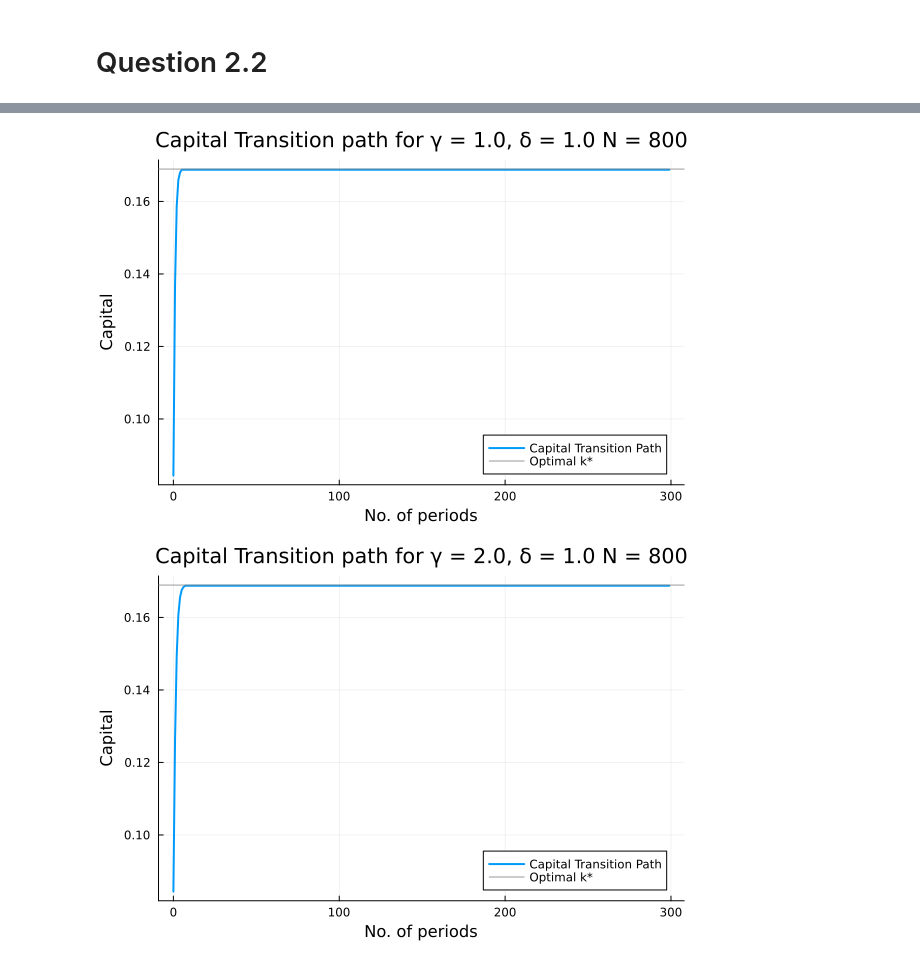
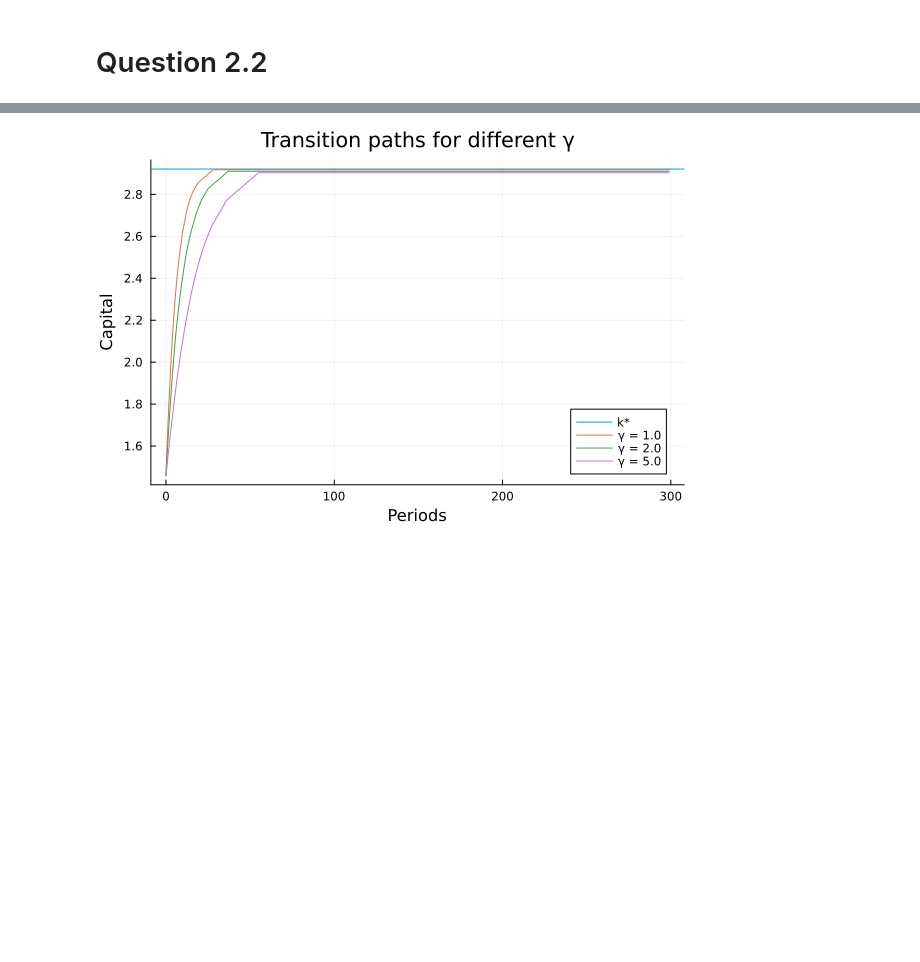
Before and after one commit to Manucher-Karimi/Manucher-Karimi-Computational_Macro-2026, a Jupyter notebook: Julia/PS1/Karimi-PS1.ipynb, the cells around one changed output, grey strips where cells are left out. Cells and saved outputs as stored; diff of their text form; code cells hidden in the pictures; blank space fills up the shorter version.

```diff
--- a/Julia/PS1/Karimi-PS1.ipynb
+++ b/Julia/PS1/Karimi-PS1.ipynb
@@ -100,6 +100,7 @@ function solve_vfi(par, mpar; verbose = true, baseline = false)
         @printf("Value function iteration with parameters α = %.3f, β = %.3f, γ = %.3f, δ = %.3f, N = %.0f, crit = %.0e\n", par.α,par.β,par.γ,par.δ,mpar.nk,mpar.crit)
     end
     # import grids and reward matrix
+    timer = time()
     gri, meshes = construct_grids(par,mpar; verbose = verbose)
     U = compute_reward(par, meshes; verbose = verbose)
     # initialize grids
@@ -107,7 +108,6 @@ function solve_vfi(par, mpar; verbose = true, baseline = false)
     g      = ones(Int, mpar.nk)                  # the policy as grid indices
     distVF = [Inf]                               # distances d_n, one per iteration
     iterVF = 0
-    timer = time()
     while distVF[end] > mpar.crit && iterVF < mpar.maxiter          # line 3: keep going while the last distance, distVF[end], exceeds mpar.crit
         M    = U .+ par.β .* v'                              # line 4: U plus β times the row vector v', the dots .+ and .* broadcast it over every row
         vals, idx = findmax(M, dims = 2)         # line 5: maximum along each row ...
@@ -151,7 +151,7 @@ function solve_vfi(par, mpar; verbose = true, baseline = false)
         @printf("last ratio d_n / d_(n-1): %.4f   (β = %.2f)\n", distVF[end] / distVF[end-1], par.β)
     end
 
-    return g, gri.k, v, kprime, c
+    return g, gri.k, v, kprime, c, iterVF, distVF, time_vfi
 end
 
 test = solve_vfi(par,mpar, baseline = true);
@@ -210,12 +206,13 @@ largest Euler equation error: 6.66e-16
 Value function iteration with parameters α = 0.300, β = 0.960, γ = 1.000, δ = 1.000, N = 200, crit = 1e-06
 maximum absolute Euler error: 1.170e-02 at index 2, k = 0.01851
 # %%
-# Question 2.1.E
+# Question 2.1.e
 par = EconomicParameters(γ = 2.0, δ = 0.1)
-euler_error_CRRA = euler_eq_error(par, mpar)
-mean_euler_error_CRR = mean(log10.(abs.(euler_error)))
-@printf("Mean of log10 of Euler equation error: %.3f\n", mean_euler_error_CRR)
-policy_idx, k_grid, value, policy_capital, consumption = solve_vfi(par, mpar, verbose = false)
+policy_idx, k_grid, value, policy_capital, consumption, iterVF, distVF, time_vfi = solve_vfi(par, mpar; verbose = false)
+euler_error_CRRA = euler_eq_error(par, policy_idx, k_grid, consumption)
+mean_euler_error_CRRA = mean(log10.(abs.(euler_error_CRRA)))
+@printf("Value function iteration with parameters α = %.3f, β = %.3f, γ = %.3f, δ = %.3f, N = %.0f, crit = %.0e\n", par.α,par.β,par.γ,par.δ,mpar.nk,mpar.crit)
+@printf("Mean of log10 of Euler equation error: %.3f\n", mean_euler_error_CRRA)
 
 p1 = plot(k_grid, value, linewidth = 2, label = "VFI on the grid", legend = :bottomright,
           xlabel = "capital k", title = "Value function")
@@ -304,12 +378,48 @@ maximum absolute Euler error: 1.111e-02 at index 12, k = 0.36848
 # %%
-# Question 2.2.d_
-mpar = NumericalParameters(nk = 800)
+# Question 2.2.d & e
+# Create table
+gammas = [1.0, 2.0, 5.0]
+par = EconomicParameters(δ = 0.1)
+k_optimal = ((par.α) / ((1 / par.β) - 1 + par.δ))^(1 / (1 - par.α))
 
-for gamma in [1.0, 2.0, 5.0]
-    par = EconomicParameters(γ = gamma)
+t_path = 0:299
 
-    vfi_N = solve_vfi(par, mpar, baseline = false)
-    euler_error_N = euler_eq_error(par, mpar)
-    plot_N = transition_path(par, mpar)
+p = plot(
+    xlabel = "Periods",
+    ylabel = "Capital",
+    title = "Transition paths for different γ"
+)
+hline!(p, [k_optimal], label = "k*")
+
+periods_5pct_comp = zeros(Int, length(gammas))
+k_path_comp = zeros(Float64, 300, length(gammas))
+IES_comp = zeros(Float64, length(gammas))
+saving_comp = zeros(Float64, length(gammas))
+
+for (j, gamma) in enumerate(gammas)
+    par = EconomicParameters(γ = gamma, δ = 0.1)
+    mpar = NumericalParameters(nk = 800)
+    @printf("Value function iteration with parameters α = %.3f, β = %.3f, γ = %.3f, δ = %.3f, N = %.0f, crit = %.0e\n", par.α,par.β,par.γ,par.δ,mpar.nk,mpar.crit)
+
+    g, k_grid, v, kprime, c, iterVF, distVF, time_vfi = solve_vfi(par, mpar; verbose = false)
+    k_final, k_path = transition_path(par, g, k_grid; verbose = false)
+    within_5pct = abs.(k_path .- k_optimal) .<= 0.05 * k_optimal
+    periods_5pct = findfirst(within_5pct) - 1
+    IES = 1 / par.γ
+    saving = (k_path[2] - (1 - par.δ) * k_path[1]) / ((k_path[1])^par.α)
+
+    # Store results
+    periods_5pct_comp[j]     = periods_5pct
+    k_path_comp[:,j]    = k_path
+    IES_comp[j] = IES
+    saving_comp[j] = saving
+
+    plot!(p, t_path, k_path_comp[:, j], label = "γ = $gamma")
+
+
+
+    @printf("Economy reaches tolerance threshold of 5 %% of k* in %.0f periods. The IES is %.3f and the savings rate at k0 is %.3f\n", periods_5pct_comp[j], IES_comp[j], saving_comp[j])
 end
+
+display(p)
 # %% [output]
@@ -333,2 +435 @@ maximum absolute Euler error: 2.611e-03 at index 17, k = 0.02332
-[figure, old version]
+[figure, new version]
-[figure, removed]
```
Also changed, not shown: parts of 8 cells of this notebook, 2 other files.
